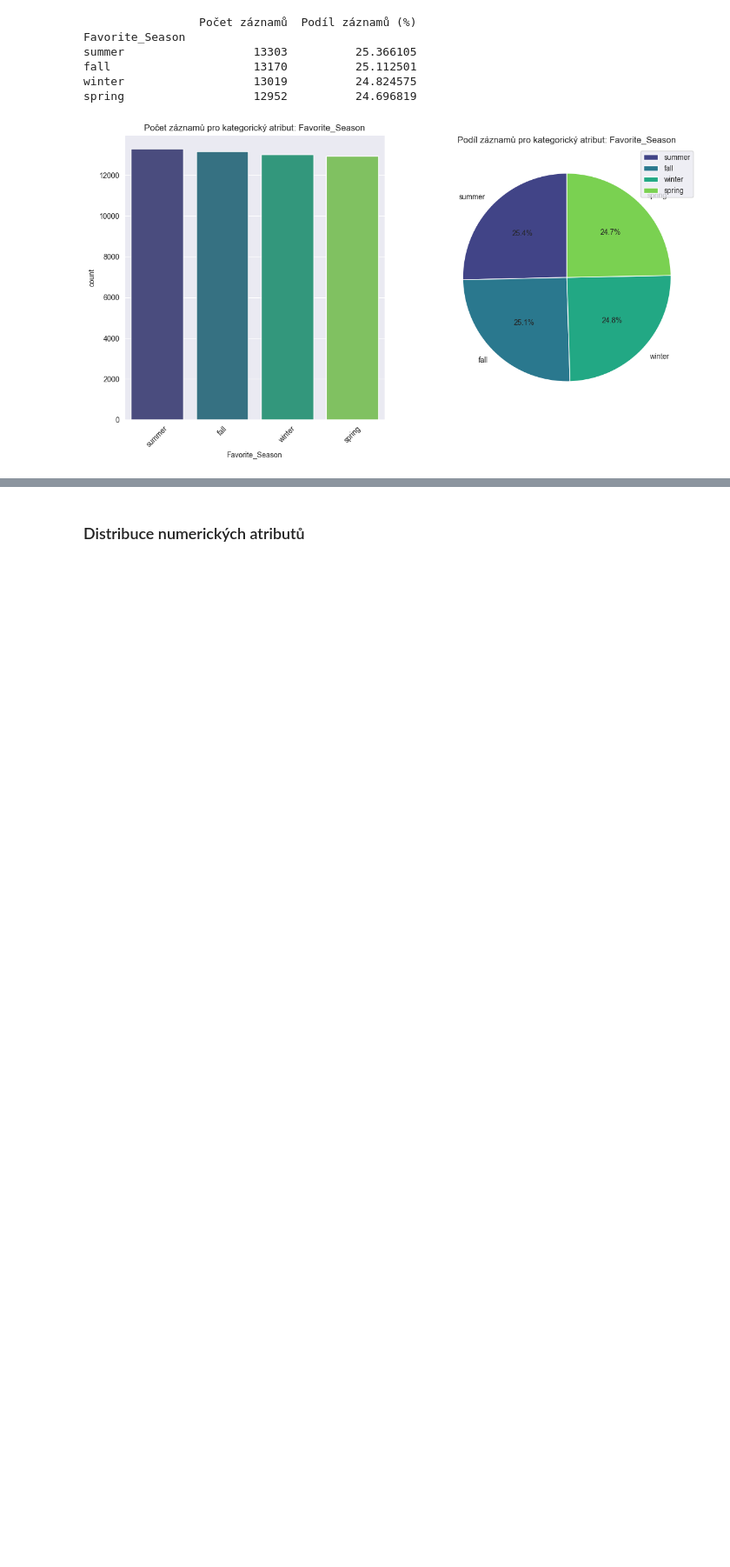
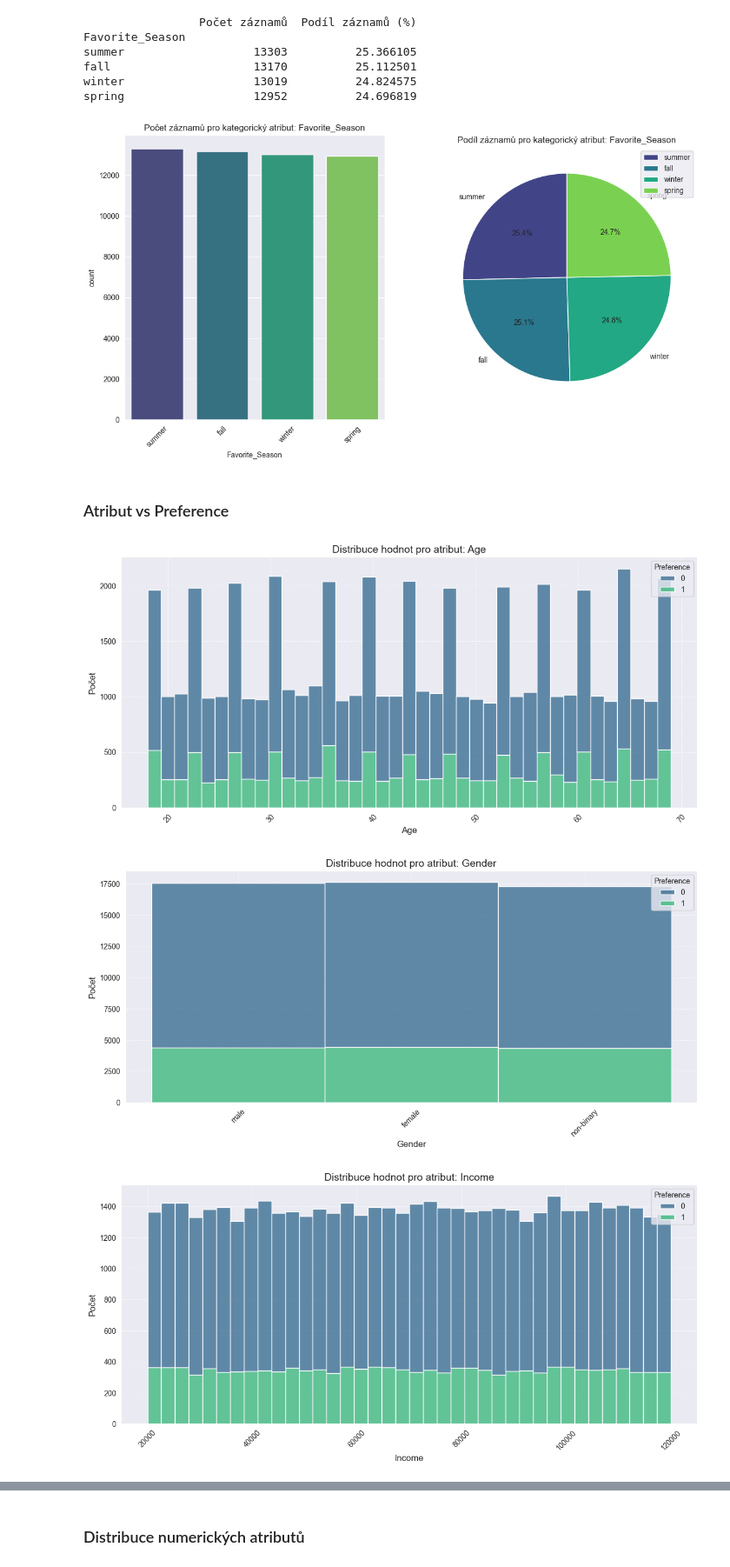
Before and after one commit to SLI0124/strojove-uceni, a Jupyter notebook: projects/data_clustering.ipynb, the cells around one changed output, grey strips where cells are left out. Shown at 87% size. Saved outputs shown, nothing was run; the diff lists cells and outputs as text; code cells hidden in the pictures; blank space fills up the shorter version.

Commit message:
feat(proj1): more graph visualization

```diff
--- a/projects/data_clustering.ipynb
+++ b/projects/data_clustering.ipynb
@@ -199,3 +209,21 @@ fall                     13170          25.112501
 winter                   13019          24.824575
 spring                   12952          24.696819
 [figure]
+# %% [markdown]
+### Atribut vs Preference
+# %%
+for column in df.columns:
+    if column != "Preference":
+        plt.figure(figsize=(12, 6))
+        sns.histplot(data=df, x=column, hue="Preference", multiple="stack", palette="viridis")
+        plt.title(f"Distribuce hodnot pro atribut: {column}", fontsize=14)
+        plt.xlabel(column, fontsize=12)
+        plt.ylabel("Počet", fontsize=12)
+        plt.xticks(rotation=45)
+        plt.grid(True, linestyle='--', alpha=0.7)
+        plt.tight_layout(pad=2.0)
+        plt.show()
+# %% [output]
+[figure, added]
+[figure, added]
+[figure, added]
```
Also changed, not shown: parts of 10 cells of this notebook.
